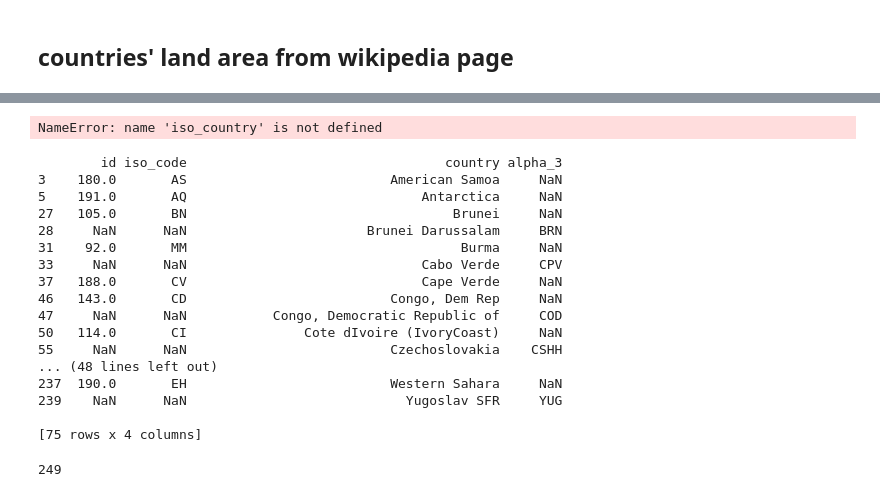
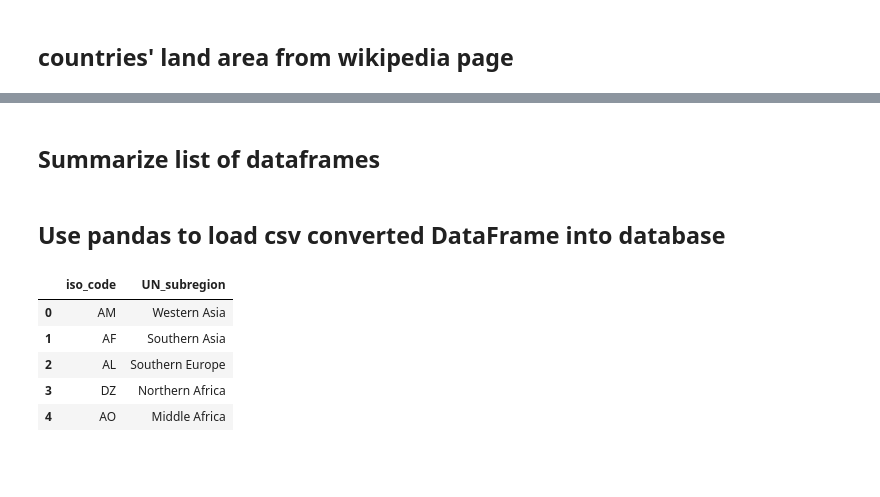
Before and after one commit to Reynazhang2014/ETL_Project, a Jupyter notebook: NFA.ipynb, the cells around one changed output, grey strips where cells are left out. Cells and saved outputs as stored; diff of their text form; code cells hidden in the pictures; blank space fills up the shorter version.

```diff
--- a/NFA.ipynb
+++ b/NFA.ipynb
@@ -222,15 +282,2 @@ NameError: name 'engine' is not defined
 # %% [markdown]
 ## countries' land area from wikipedia page
-# %%
-url="https://en.wikipedia.org/wiki/List_of_countries_and_dependencies_by_area"
-country_area_df=pd.read_html(url)[0]
-print(country_area_df.head())
-# clean the country_area_df
-columns=list(country_area_df.loc[0])
-#print(columns)
-columns=['Rank', 'sovereign state/dependency', 'Total_in_km2(mi2)', 'Land_in_km2(mi2)', 'Water_in_km2(mi2)', '%water', 'Notes']
-country_area_df.columns=columns
-country_area_df=country_area_df.iloc[2:]
-country_area_df=country_area_df.drop(columns="Rank").reset_index(drop=True).sort_values("sovereign state/dependency")
-print(country_area_df.shape)
-country_area_df.head()
@@ -261,32 +283,0 @@ country_area_df.head()
-# %%
-trial=pd.merge(iso_country,countries_df,how="outer",on="country").sort_values("country").reset_index(drop=True)
-trial4=trial3[trial3.isnull().any(axis=1)]
-print(trial4)
-# %% [output]
-NameError: name 'iso_country' is not defined
-# %%
-trial3=pd.merge(iso_country,countries_df,how="outer",on="country").sort_values("country").reset_index(drop=True)
-trial4=trial3[trial3.isnull().any(axis=1)]
-print(trial4)
-# %% [output]
-        id iso_code                                 country alpha_3
-3    180.0       AS                          American Samoa     NaN
-5    191.0       AQ                              Antarctica     NaN
-27   105.0       BN                                  Brunei     NaN
-28     NaN      NaN                       Brunei Darussalam     BRN
-31    92.0       MM                                   Burma     NaN
-33     NaN      NaN                              Cabo Verde     CPV
-37   188.0       CV                              Cape Verde     NaN
-46   143.0       CD                          Congo, Dem Rep     NaN
-47     NaN      NaN           Congo, Democratic Republic of     COD
-50   114.0       CI               Cote dIvoire (IvoryCoast)     NaN
-55     NaN      NaN                          Czechoslovakia    CSHH
-... (48 lines left out)
-237  190.0       EH                          Western Sahara     NaN
-239    NaN      NaN                            Yugoslav SFR     YUG
-
-[75 rows x 4 columns]
-# %%
-len(list(pycountry.countries))
-# %% [output]
-249
@@ -292,0 +331,13 @@ len(list(pycountry.countries))
+# %%
+country_area_df1 = pd.merge(country_area_df,iso_country,on = 'country',how = 'inner')
+
+country_area_df1.drop(columns = ['id','country'],inplace = True)
+country_area_df1.rename(columns={'%water':'water_pct'},inplace = True)
+# %% [markdown]
+## Summarize list of dataframes
+# %%
+df_names=[iso_country,clean_rank_CO2,clean_CO2,subregions_df,map_region_subregion,population_df,e_footprint_df,country_area_df1]
+table_names=["map_iso_country","co2_emission_rank","co2_emission_amt","map_iso_subregion",
+             "map_subregion_region","population","e_footprint","area"]
+# %% [markdown]
+## Use pandas to load csv converted DataFrame into database
@@ -292,0 +347,13 @@ len(list(pycountry.countries))
+# %%
+for i in range(len(df_names)):
+    df_names[i].to_sql(name =table_names[i],if_exists = 'replace', con = engine, index = False)
+
+### Confirm data has been added by querying the customer_location table
+pd.read_sql_query('select * from map_iso_subregion', con=engine).head()
+# %% [output]
+|  | iso_code | UN_subregion |
+| 0 | AM | Western Asia |
+| 1 | AF | Southern Asia |
+| 2 | AL | Southern Europe |
+| 3 | DZ | Northern Africa |
+| 4 | AO | Middle Africa |
```
Also changed, not shown: parts of 18 cells of this notebook.
